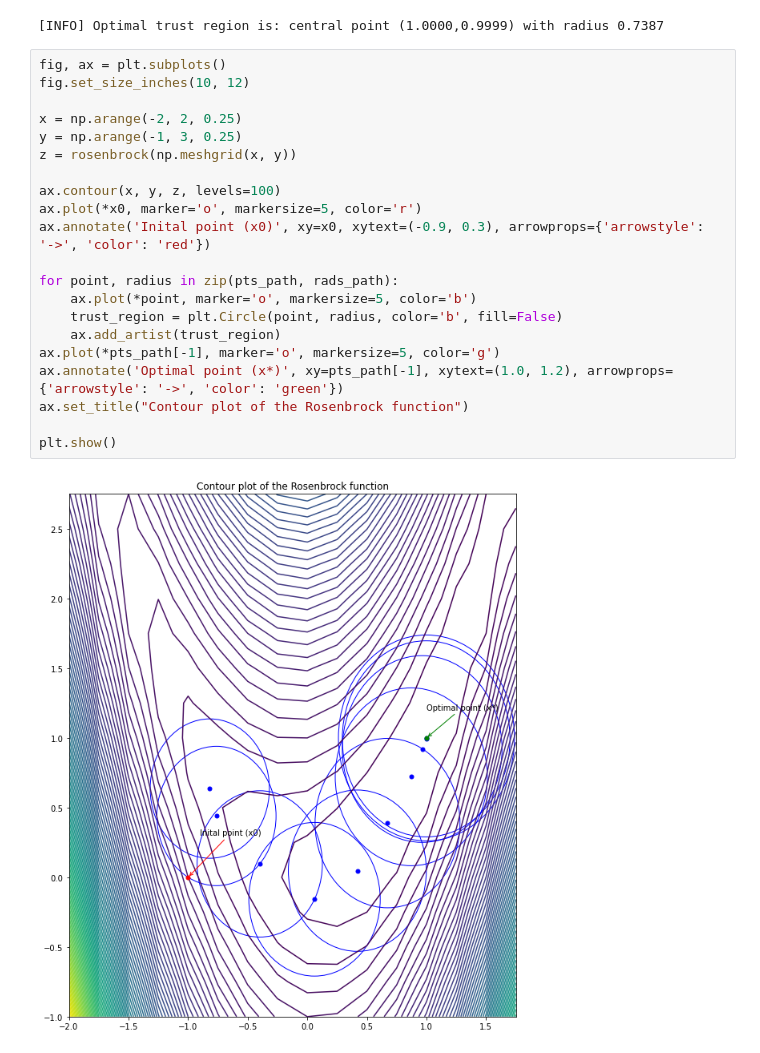
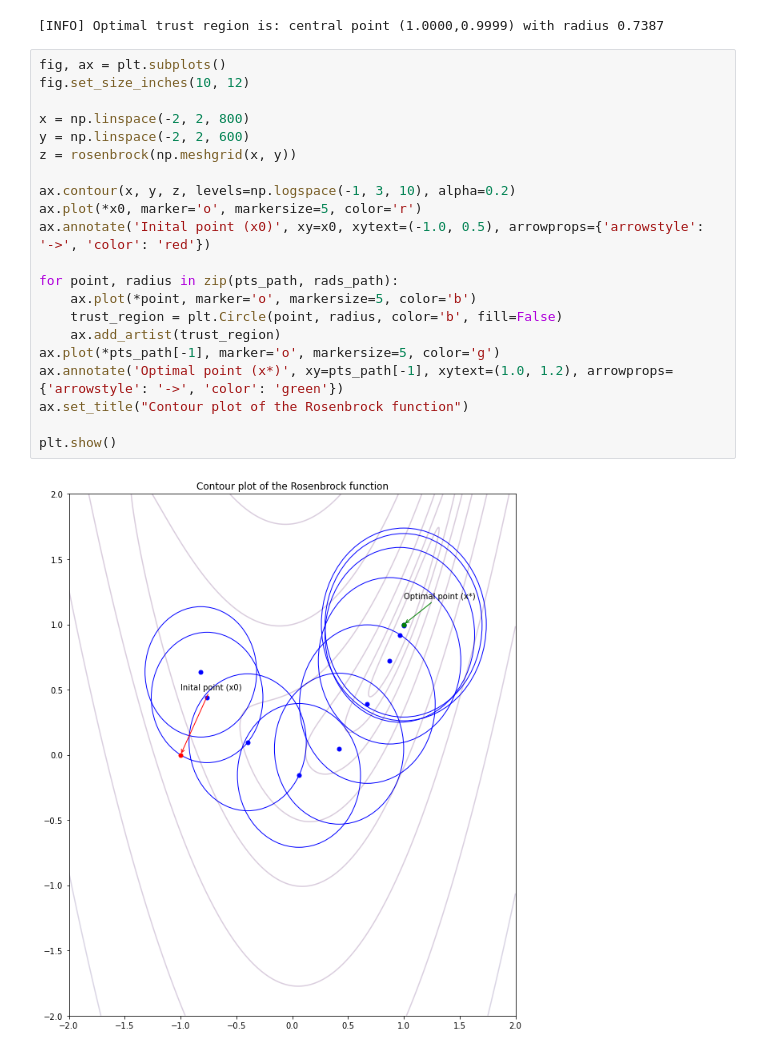
Before and after one commit to vaseline555/Algorithms-for-Optimization-Python, a Jupyter notebook: Ch 04. Local Descent.ipynb, the cells around one changed output. Cells and saved outputs as stored; diff of their text form.

```diff
--- a/Ch 04. Local Descent.ipynb
+++ b/Ch 04. Local Descent.ipynb
@@ -212,23 +212,23 @@ print(f"[INFO] Optimal trust region is: central point ({x_opt[0]:.4f},{x_opt[1]:
 # %%
 fig, ax = plt.subplots()
 fig.set_size_inches(10, 12)
 
-x = np.arange(-2, 2, 0.25)
-y = np.arange(-1, 3, 0.25)
+x = np.linspace(-2, 2, 800)
+y = np.linspace(-2, 2, 600)
 z = rosenbrock(np.meshgrid(x, y))
 
-ax.contour(x, y, z, levels=100)
+ax.contour(x, y, z, levels=np.logspace(-1, 3, 10), alpha=0.2)
 ax.plot(*x0, marker='o', markersize=5, color='r')
-ax.annotate('Inital point (x0)', xy=x0, xytext=(-0.9, 0.3), arrowprops={'arrowstyle': '->', 'color': 'red'})
+ax.annotate('Inital point (x0)', xy=x0, xytext=(-1.0, 0.5), arrowprops={'arrowstyle': '->', 'color': 'red'})
 
 for point, radius in zip(pts_path, rads_path):
     ax.plot(*point, marker='o', markersize=5, color='b')
     trust_region = plt.Circle(point, radius, color='b', fill=False)
     ax.add_artist(trust_region)
 ax.plot(*pts_path[-1], marker='o', markersize=5, color='g')
 ax.annotate('Optimal point (x*)', xy=pts_path[-1], xytext=(1.0, 1.2), arrowprops={'arrowstyle': '->', 'color': 'green'})
 ax.set_title("Contour plot of the Rosenbrock function")
 
 plt.show()
 # %% [output]
-[figure, old version]
+[figure, new version]
```
Also changed, not shown: 1 other file.
